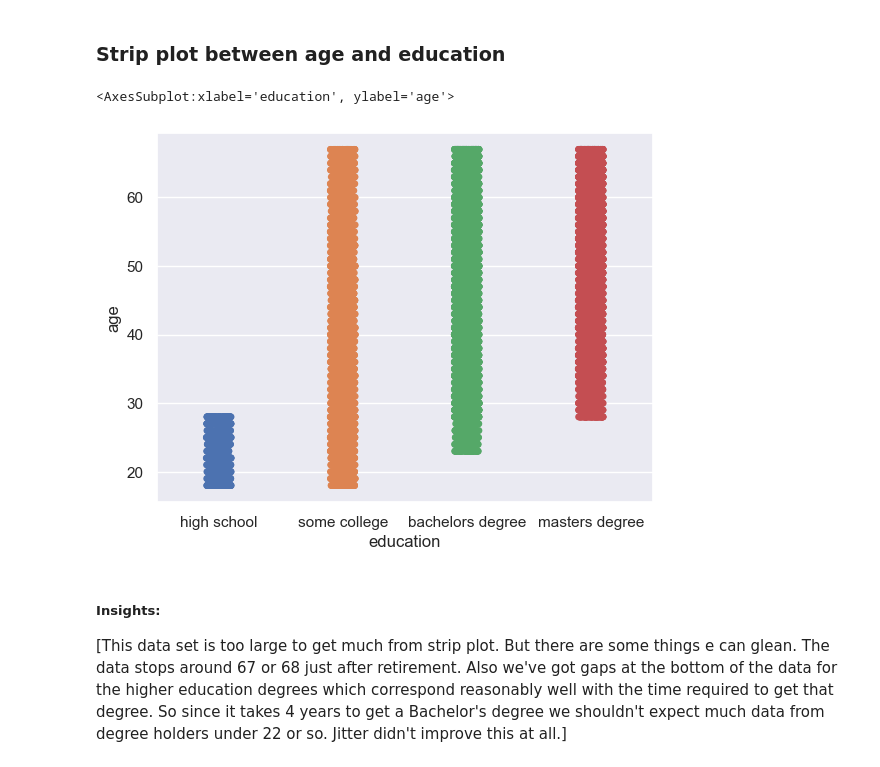
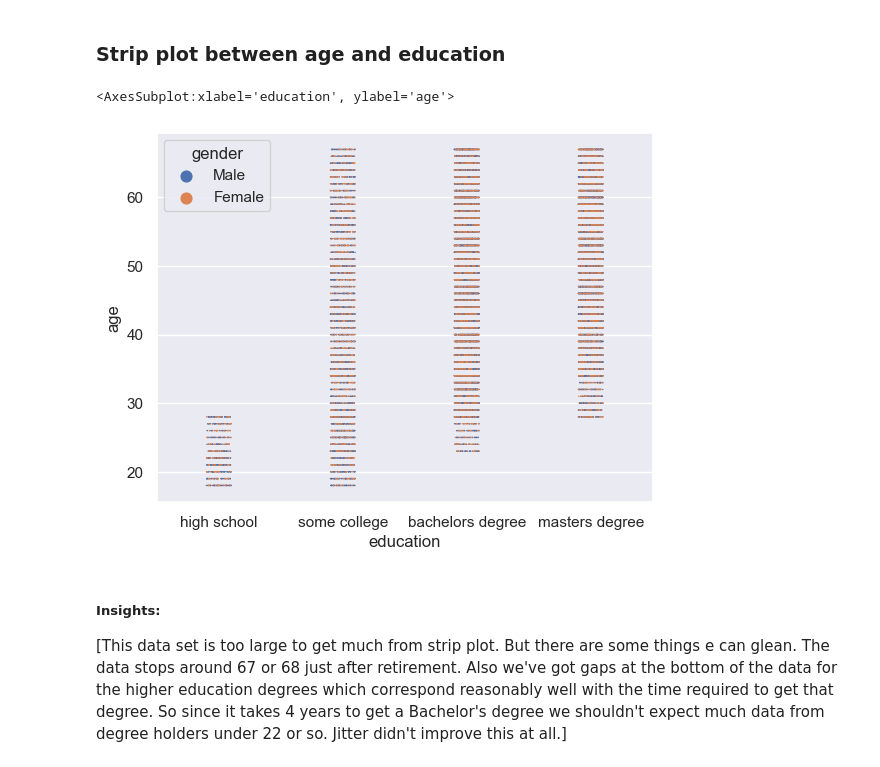
Before and after one commit to LarsoftheGeats/dataAnalysis3, a Jupyter notebook: Unit_3_-_EDA_.ipynb, the cells around one changed output. Saved outputs shown, nothing was run; the diff lists cells and outputs as text; code cells hidden in the pictures.

```diff
--- a/Unit_3_-_EDA_.ipynb
+++ b/Unit_3_-_EDA_.ipynb
@@ -495,7 +495,7 @@ barplot=crosstb.plot.bar(rot=0)
 ### Strip plot between age and education
 # %%
 # create strip plot for age and education
-sns.stripplot(data=df, x='education', y='age', jitter=True)
+sns.stripplot(data=df, x='education', y='age', jitter=True, size=1, hue='gender')
 # %% [output]
 <AxesSubplot:xlabel='education', ylabel='age'>
-[figure, old version]
+[figure, new version]
```
Also changed, not shown: parts of 34 cells of this notebook.
